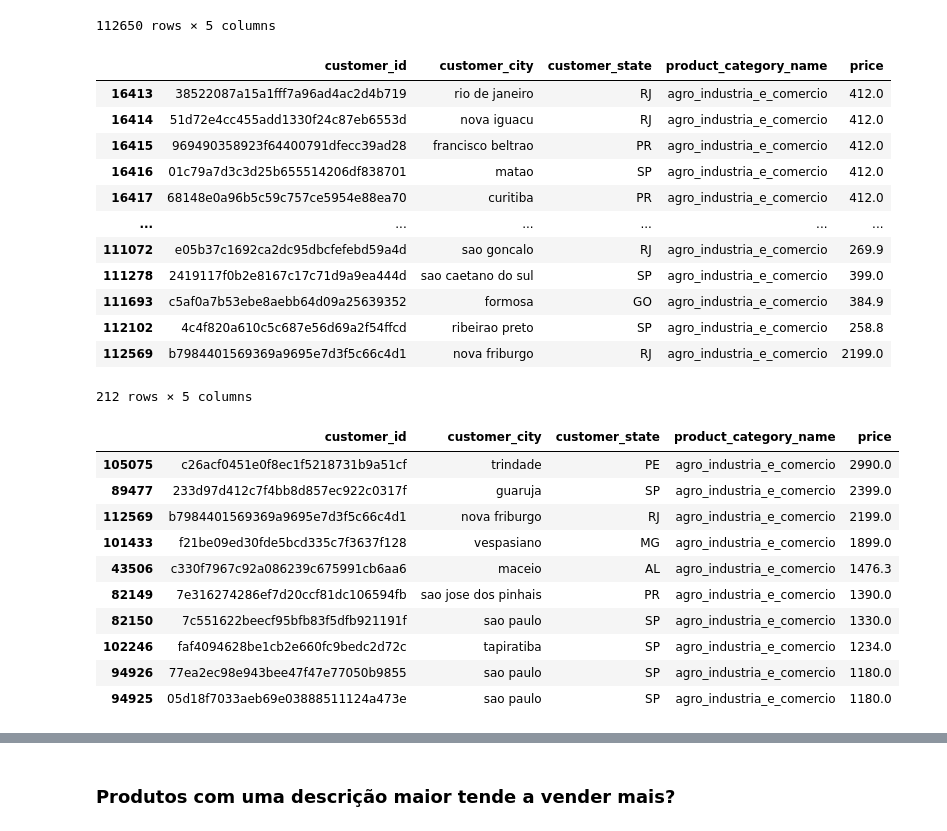
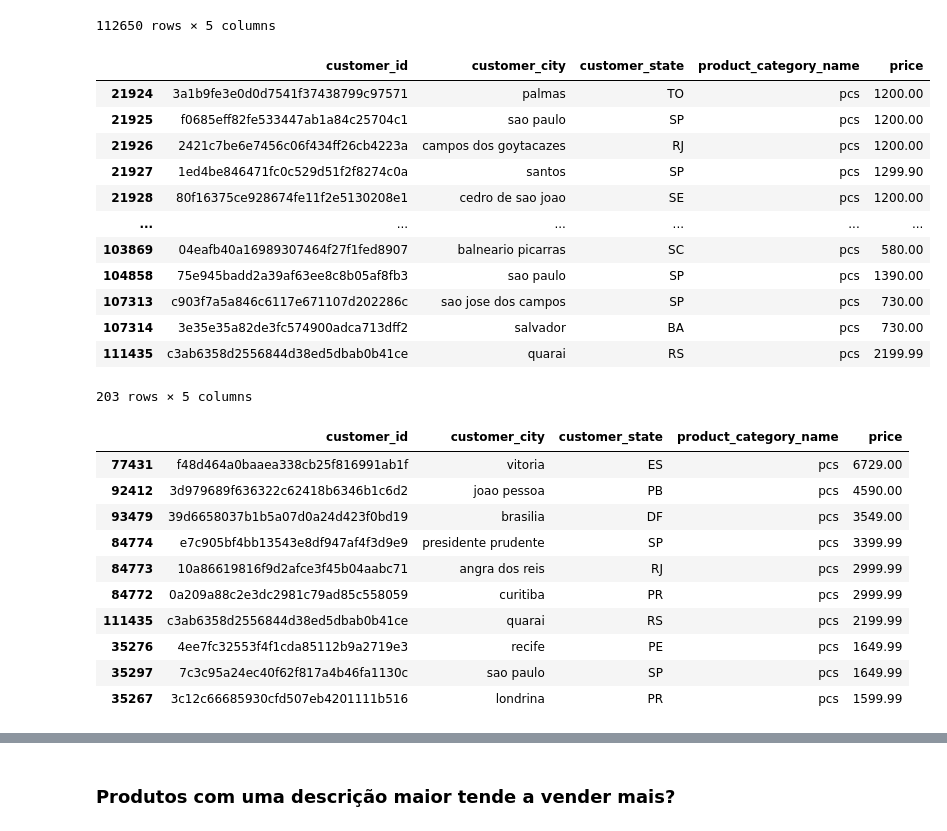
Before and after one commit to Marcus-Bernard0/Data-Science-projects, a Jupyter notebook: 2 - Ecommerce/Projeto.ipynb, the cells around one changed output, grey strips where cells are left out. Drawn from its saved outputs; the diff is of its cells as text; code cells hidden in the pictures.

```diff
--- a/2 - Ecommerce/Projeto.ipynb
+++ b/2 - Ecommerce/Projeto.ipynb
@@ -314,19 +341,19 @@ dfCustomersMerge2
 | 112649 | 1ed0c832c2dd99570a59260e71768bdf | bom repouso | MG | eletronicos | 167.99 |
 112650 rows × 5 columns
 # %%
-dfCustomersMerge2.loc[dfCustomersMerge2.product_category_name == 'agro_industria_e_comercio']
+dfCustomersMerge2.loc[dfCustomersMerge2.product_category_name == 'pcs']
 # %% [output]
 |  | customer_id | customer_city | customer_state | product_category_name | price |
-| 16413 | 38522087a15a1fff7a96ad4ac2d4b719 | rio de janeiro | RJ | agro_industria_e_comercio | 412.0 |
-| 16414 | 51d72e4cc455add1330f24c87eb6553d | nova iguacu | RJ | agro_industria_e_comercio | 412.0 |
-| 16415 | 969490358923f64400791dfecc39ad28 | francisco beltrao | PR | agro_industria_e_comercio | 412.0 |
-| 16416 | 01c79a7d3c3d25b655514206df838701 | matao | SP | agro_industria_e_comercio | 412.0 |
-| 16417 | 68148e0a96b5c59c757ce5954e88ea70 | curitiba | PR | agro_industria_e_comercio | 412.0 |
+| 21924 | 3a1b9fe3e0d0d7541f37438799c97571 | palmas | TO | pcs | 1200.00 |
+| 21925 | f0685eff82fe533447ab1a84c25704c1 | sao paulo | SP | pcs | 1200.00 |
+| 21926 | 2421c7be6e7456c06f434ff26cb4223a | campos dos goytacazes | RJ | pcs | 1200.00 |
+| 21927 | 1ed4be846471fc0c529d51f2f8274c0a | santos | SP | pcs | 1299.90 |
+| 21928 | 80f16375ce928674fe11f2e5130208e1 | cedro de sao joao | SE | pcs | 1200.00 |
 | ... | ... | ... | ... | ... | ... |
-| 111072 | e05b37c1692ca2dc95dbcfefebd59a4d | sao goncalo | RJ | agro_industria_e_comercio | 269.9 |
-| 111278 | 2419117f0b2e8167c17c71d9a9ea444d | sao caetano do sul | SP | agro_industria_e_comercio | 399.0 |
-| 111693 | c5af0a7b53ebe8aebb64d09a25639352 | formosa | GO | agro_industria_e_comercio | 384.9 |
-| 112102 | 4c4f820a610c5c687e56d69a2f54ffcd | ribeirao preto | SP | agro_industria_e_comercio | 258.8 |
-| 112569 | b7984401569369a9695e7d3f5c66c4d1 | nova friburgo | RJ | agro_industria_e_comercio | 2199.0 |
+| 103869 | 04eafb40a16989307464f27f1fed8907 | balneario picarras | SC | pcs | 580.00 |
+| 104858 | 75e945badd2a39af63ee8c8b05af8fb3 | sao paulo | SP | pcs | 1390.00 |
+| 107313 | c903f7a5a846c6117e671107d202286c | sao jose dos campos | SP | pcs | 730.00 |
+| 107314 | 3e35e35a82de3fc574900adca713dff2 | salvador | BA | pcs | 730.00 |
+| 111435 | c3ab6358d2556844d38ed5dbab0b41ce | quarai | RS | pcs | 2199.99 |
-212 rows × 5 columns
+203 rows × 5 columns
 # %%
@@ -334,15 +361,15 @@ df2 = dfCustomersMerge2.loc[dfCustomersMerge2.product_category_name == 'agro_ind
 # %%
-df2.sort_values('price', ascending=False).iloc[0:10]
+dfpcs.sort_values('price', ascending=False).iloc[0:10]
 # %% [output]
 |  | customer_id | customer_city | customer_state | product_category_name | price |
-| 105075 | c26acf0451e0f8ec1f5218731b9a51cf | trindade | PE | agro_industria_e_comercio | 2990.0 |
-| 89477 | 233d97d412c7f4bb8d857ec922c0317f | guaruja | SP | agro_industria_e_comercio | 2399.0 |
-| 112569 | b7984401569369a9695e7d3f5c66c4d1 | nova friburgo | RJ | agro_industria_e_comercio | 2199.0 |
-| 101433 | f21be09ed30fde5bcd335c7f3637f128 | vespasiano | MG | agro_industria_e_comercio | 1899.0 |
-| 43506 | c330f7967c92a086239c675991cb6aa6 | maceio | AL | agro_industria_e_comercio | 1476.3 |
-| 82149 | 7e316274286ef7d20ccf81dc106594fb | sao jose dos pinhais | PR | agro_industria_e_comercio | 1390.0 |
-| 82150 | 7c551622beecf95bfb83f5dfb921191f | sao paulo | SP | agro_industria_e_comercio | 1330.0 |
-| 102246 | faf4094628be1cb2e660fc9bedc2d72c | tapiratiba | SP | agro_industria_e_comercio | 1234.0 |
-| 94926 | 77ea2ec98e943bee47f47e77050b9855 | sao paulo | SP | agro_industria_e_comercio | 1180.0 |
-| 94925 | 05d18f7033aeb69e03888511124a473e | sao paulo | SP | agro_industria_e_comercio | 1180.0 |
+| 77431 | f48d464a0baaea338cb25f816991ab1f | vitoria | ES | pcs | 6729.00 |
+| 92412 | 3d979689f636322c62418b6346b1c6d2 | joao pessoa | PB | pcs | 4590.00 |
+| 93479 | 39d6658037b1b5a07d0a24d423f0bd19 | brasilia | DF | pcs | 3549.00 |
+| 84774 | e7c905bf4bb13543e8df947af4f3d9e9 | presidente prudente | SP | pcs | 3399.99 |
+| 84773 | 10a86619816f9d2afce3f45b04aabc71 | angra dos reis | RJ | pcs | 2999.99 |
+| 84772 | 0a209a88c2e3dc2981c79ad85c558059 | curitiba | PR | pcs | 2999.99 |
+| 111435 | c3ab6358d2556844d38ed5dbab0b41ce | quarai | RS | pcs | 2199.99 |
+| 35276 | 4ee7fc32553f4f1cda85112b9a2719e3 | recife | PE | pcs | 1649.99 |
+| 35297 | 7c3c95a24ec40f62f817a4b46fa1130c | sao paulo | SP | pcs | 1649.99 |
+| 35267 | 3c12c66685930cfd507eb4201111b516 | londrina | PR | pcs | 1599.99 |
 # %%
```
Also changed, not shown: parts of 49 cells of this notebook.
